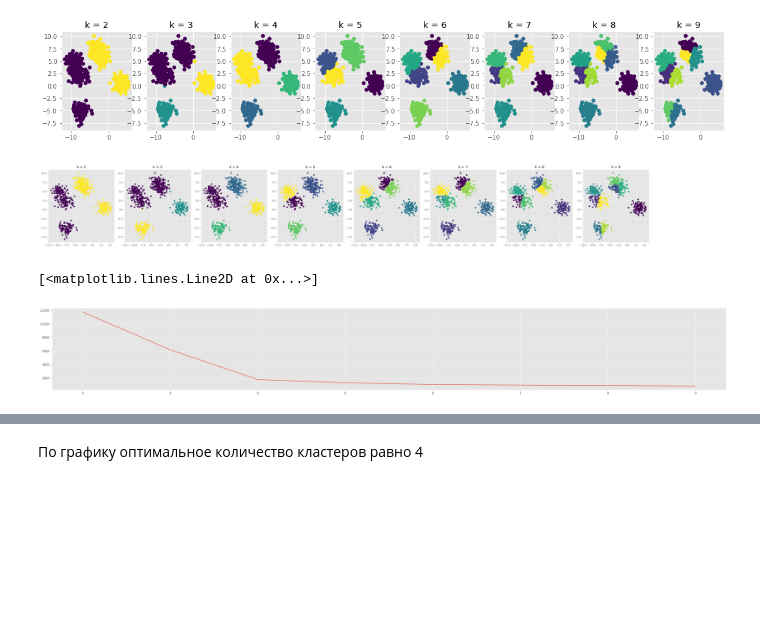
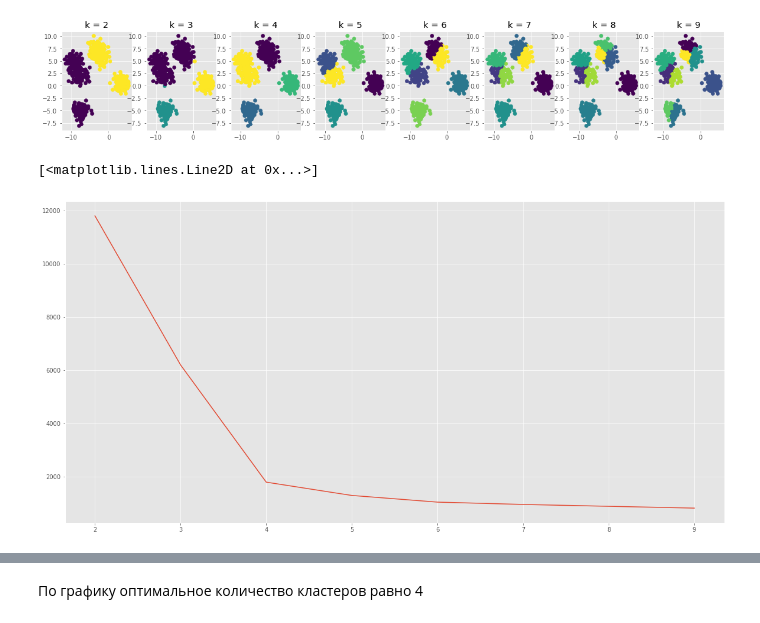
Before and after one commit to Bagautdino/Data_Analysis, a Jupyter notebook: Bagautdinov_Ayvaz_N32451_labs_siad.ipynb, the cells around one changed output, grey strips where cells are left out. Saved outputs shown, nothing was run; the diff lists cells and outputs as text; code cells hidden in the pictures; blank space fills up the shorter version.

```diff
--- a/Bagautdinov_Ayvaz_N32451_labs_siad.ipynb
+++ b/Bagautdinov_Ayvaz_N32451_labs_siad.ipynb
@@ -56,7 +56,7 @@ print(X[:5])
 Визуализируем сырые данные
 # %%
 plt.style.use('ggplot')
-plt.rcParams['figure.figsize']=(8,4)
+plt.rcParams['figure.figsize']=(12,8)
 # %%
 plt.scatter(X[:,0], X[:,1])
 # %% [output]
@@ -101,11 +101,9 @@ for k in range(2,10):
 plt.show()
 # %% [output]
 [figure]
-# %% [markdown]
-![image.png](embedded-picture-1)
 # %%
-plt.rcParams['figure.figsize']=(40,5)
+plt.rcParams['figure.figsize']=(20,10)
 plt.plot(range(2, 10), criteries)
 # %% [output]
 [<matplotlib.lines.Line2D at 0x...>]
-[figure, old version]
+[figure, new version]
```
Also changed, not shown: parts of 36 cells of this notebook.
